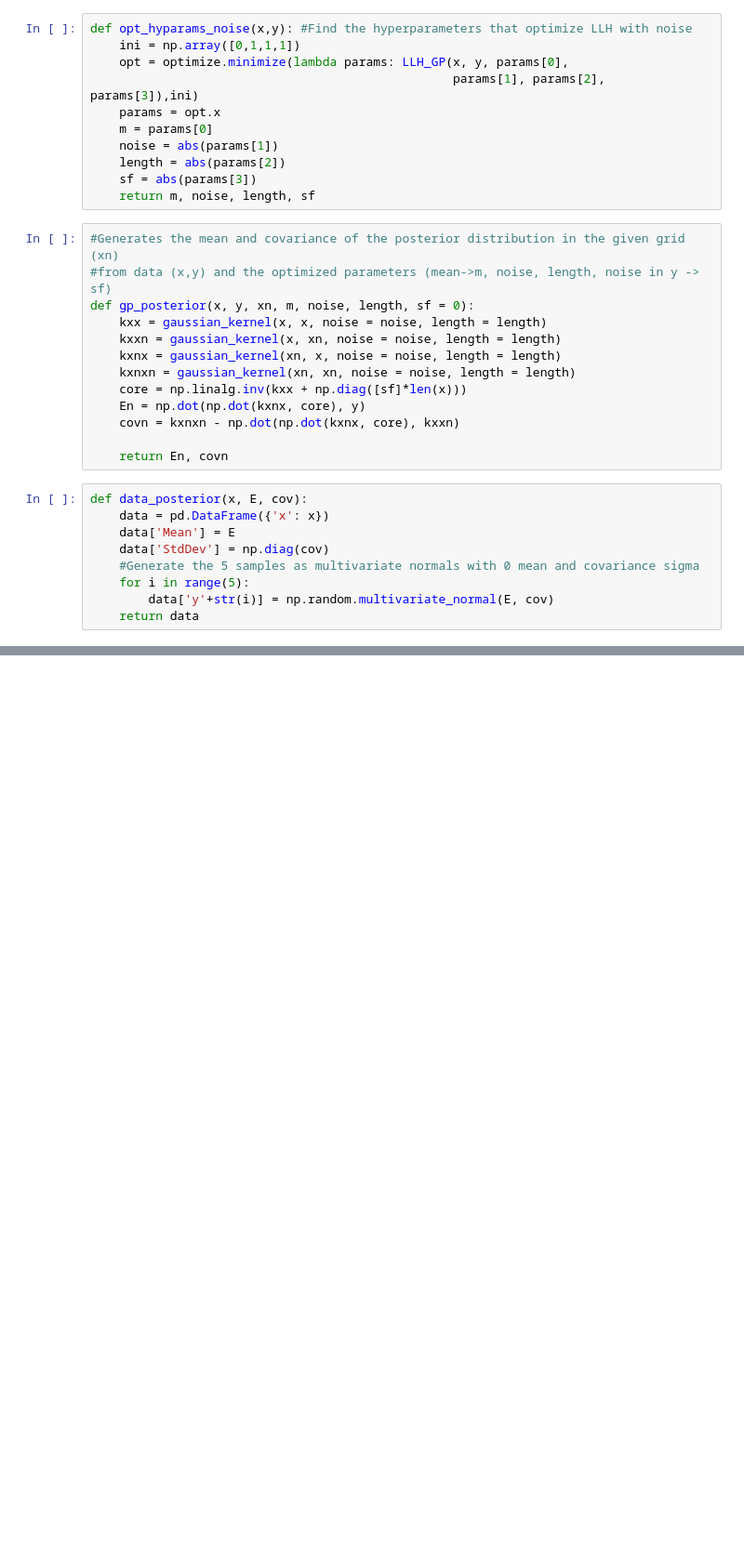
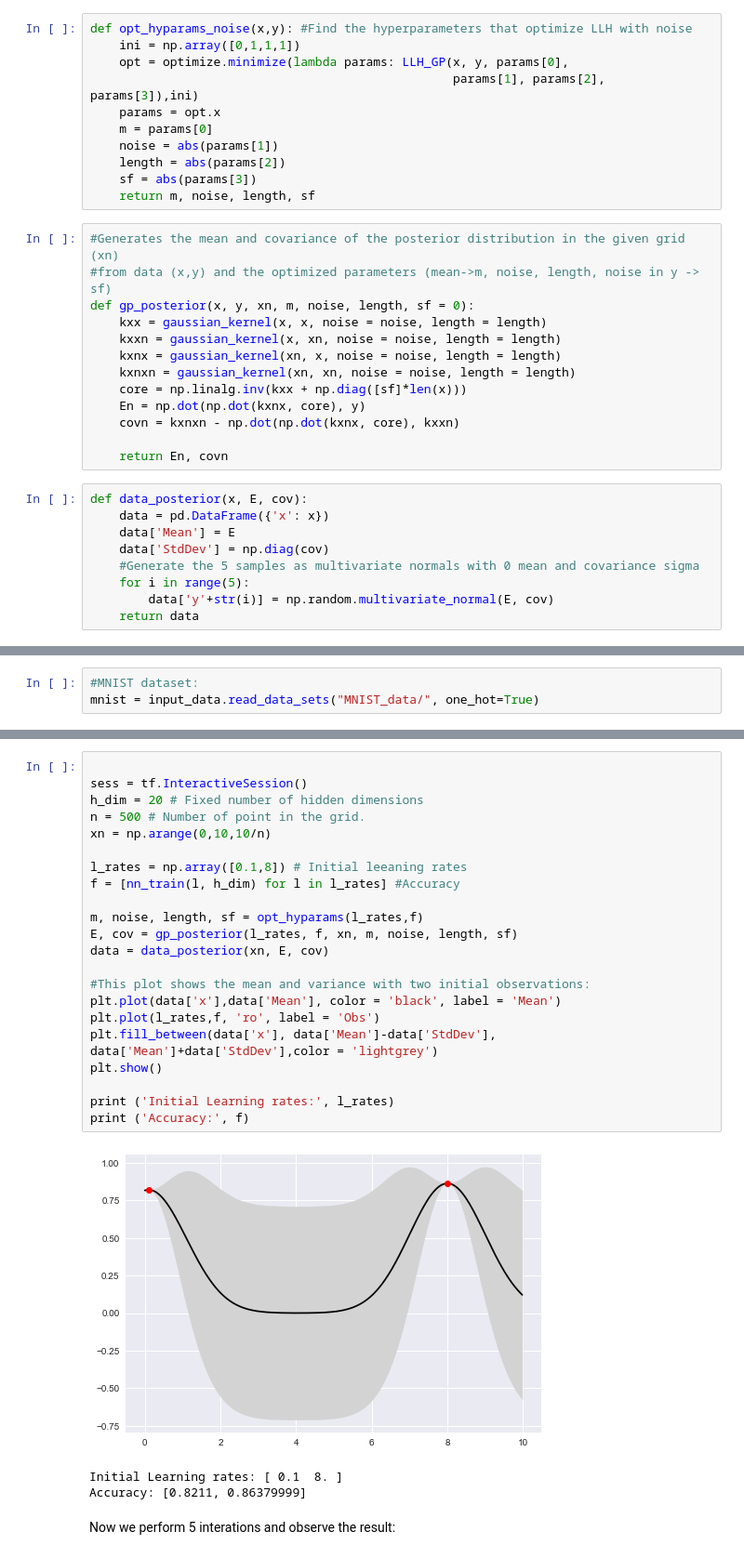
Before and after one commit to alohia/bayesopt, a Jupyter notebook: project.ipynb, the cells around one changed output, grey strips where cells are left out. Shown at 93% size. Saved outputs shown, nothing was run; the diff lists cells and outputs as text; blank space fills up the shorter version.

```diff
--- a/project.ipynb
+++ b/project.ipynb
@@ -93,0 +92,3 @@ plt.show()
+# %%
+#MNIST dataset:
+mnist = input_data.read_data_sets("MNIST_data/", one_hot=True)
@@ -93,0 +160,28 @@ plt.show()
+# %%
+
+sess = tf.InteractiveSession()
+h_dim = 20 # Fixed number of hidden dimensions
+n = 500 # Number of point in the grid.
+xn = np.arange(0,10,10/n)
+
+l_rates = np.array([0.1,8]) # Initial leeaning rates
+f = [nn_train(l, h_dim) for l in l_rates] #Accuracy
+
+m, noise, length, sf = opt_hyparams(l_rates,f)
+E, cov = gp_posterior(l_rates, f, xn, m, noise, length, sf)
+data = data_posterior(xn, E, cov)
+
+#This plot shows the mean and variance with two initial observations:
+plt.plot(data['x'],data['Mean'], color = 'black', label = 'Mean')
+plt.plot(l_rates,f, 'ro', label = 'Obs')
+plt.fill_between(data['x'], data['Mean']-data['StdDev'], data['Mean']+data['StdDev'],color = 'lightgrey')
+plt.show()
+
+print ('Initial Learning rates:', l_rates)
+print ('Accuracy:', f)
+# %% [output]
+[figure, added]
+Initial Learning rates: [ 0.1  8. ]
+Accuracy: [0.8211, 0.86379999]
+# %% [markdown]
+Now we perform 5 interations and observe the result:
```
Also changed, not shown: parts of 12 cells of this notebook.
